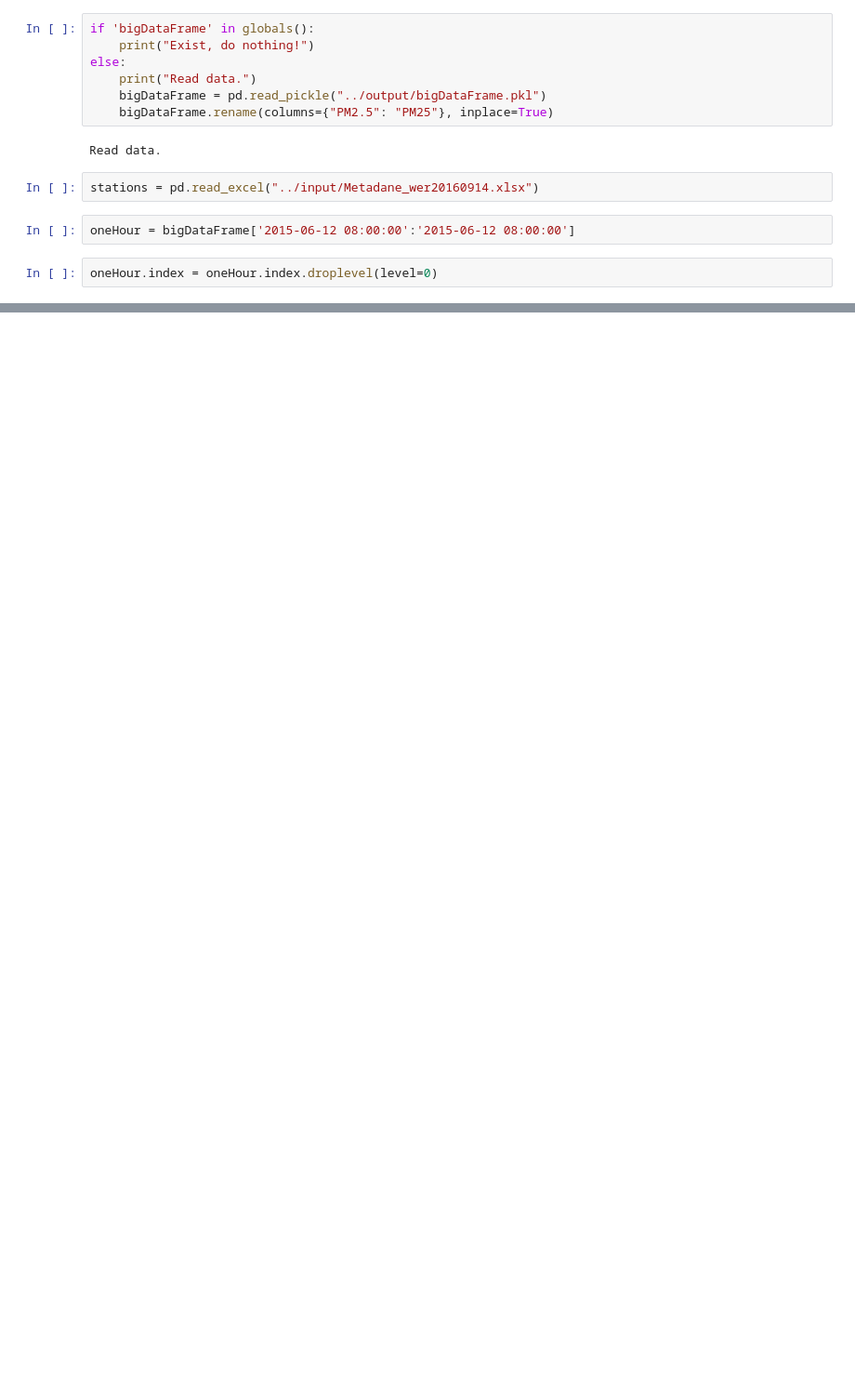
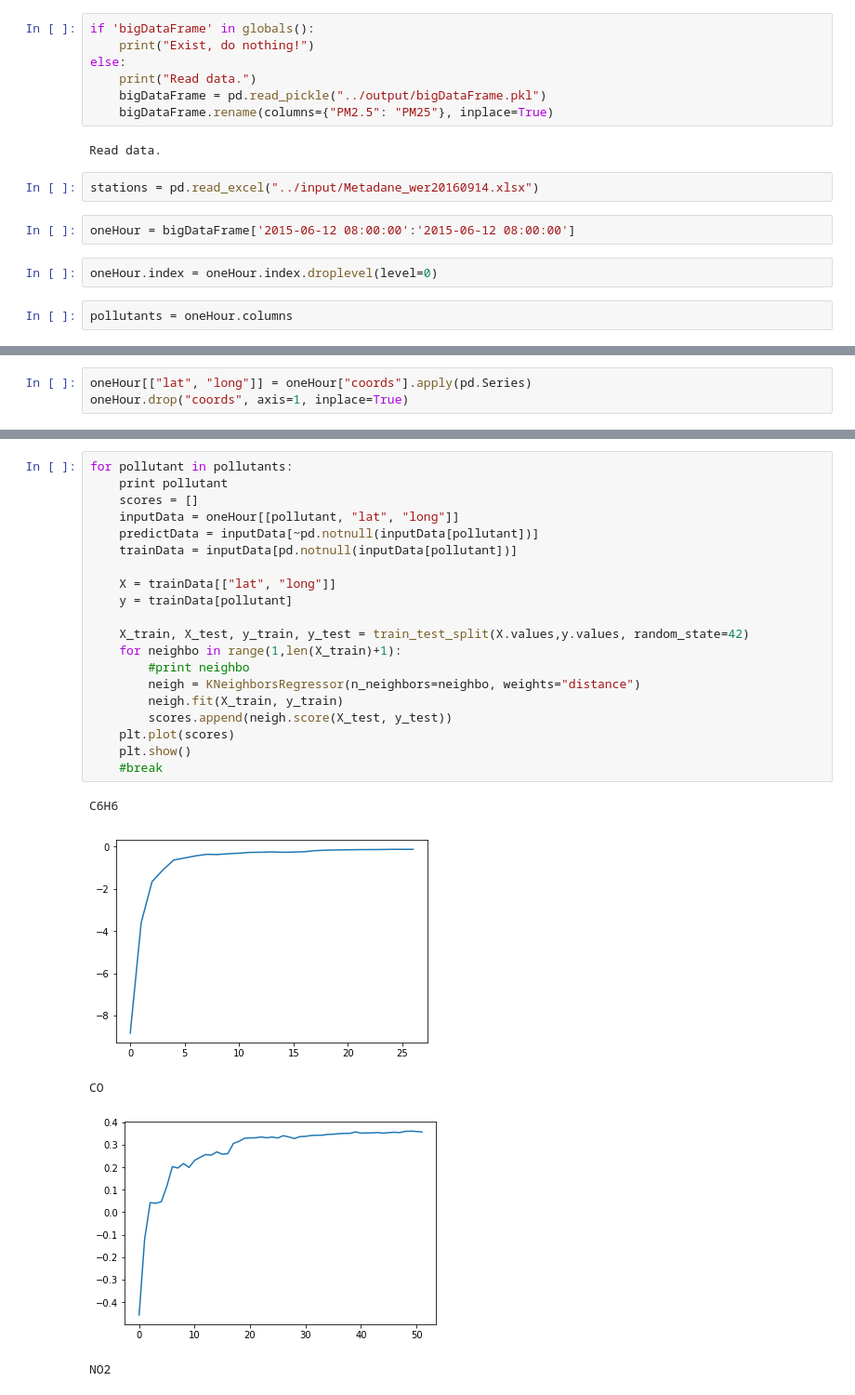
Before and after one commit to QuantumDamage/AQIP, a Jupyter notebook: workspace/05-estimation.ipynb, the cells around one changed output, grey strips where cells are left out. Shown at 93% size. Saved outputs shown, nothing was run; the diff lists cells and outputs as text; blank space fills up the shorter version.

Commit message:
Added nearest neighbours regression

```diff
--- a/workspace/05-estimation.ipynb
+++ b/workspace/05-estimation.ipynb
@@ -16,4 +21,6 @@ stations = pd.read_excel("../input/Metadane_wer20160914.xlsx")
 oneHour = bigDataFrame['2015-06-12 08:00:00':'2015-06-12 08:00:00']
 # %%
 oneHour.index = oneHour.index.droplevel(level=0)
+# %%
+pollutants = oneHour.columns
 # %%
@@ -79,0 +56,3 @@ pm10vals
+# %%
+oneHour[["lat", "long"]] = oneHour["coords"].apply(pd.Series)
+oneHour.drop("coords", axis=1, inplace=True)
@@ -79,0 +90,26 @@ pm10vals
+# %%
+for pollutant in pollutants:
+    print pollutant
+    scores = []
+    inputData = oneHour[[pollutant, "lat", "long"]]
+    predictData = inputData[~pd.notnull(inputData[pollutant])]
+    trainData = inputData[pd.notnull(inputData[pollutant])]
+
+    X = trainData[["lat", "long"]]
+    y = trainData[pollutant]
+
+    X_train, X_test, y_train, y_test = train_test_split(X.values,y.values, random_state=42)
+    for neighbo in range(1,len(X_train)+1):
+        #print neighbo
+        neigh = KNeighborsRegressor(n_neighbors=neighbo, weights="distance")
+        neigh.fit(X_train, y_train)
+        scores.append(neigh.score(X_test, y_test))
+    plt.plot(scores)
+    plt.show()
+    #break
+# %% [output]
+C6H6
+[figure, added]
+CO
+[figure, added]
+NO2
```
Also changed, not shown: parts of 10 cells of this notebook.
